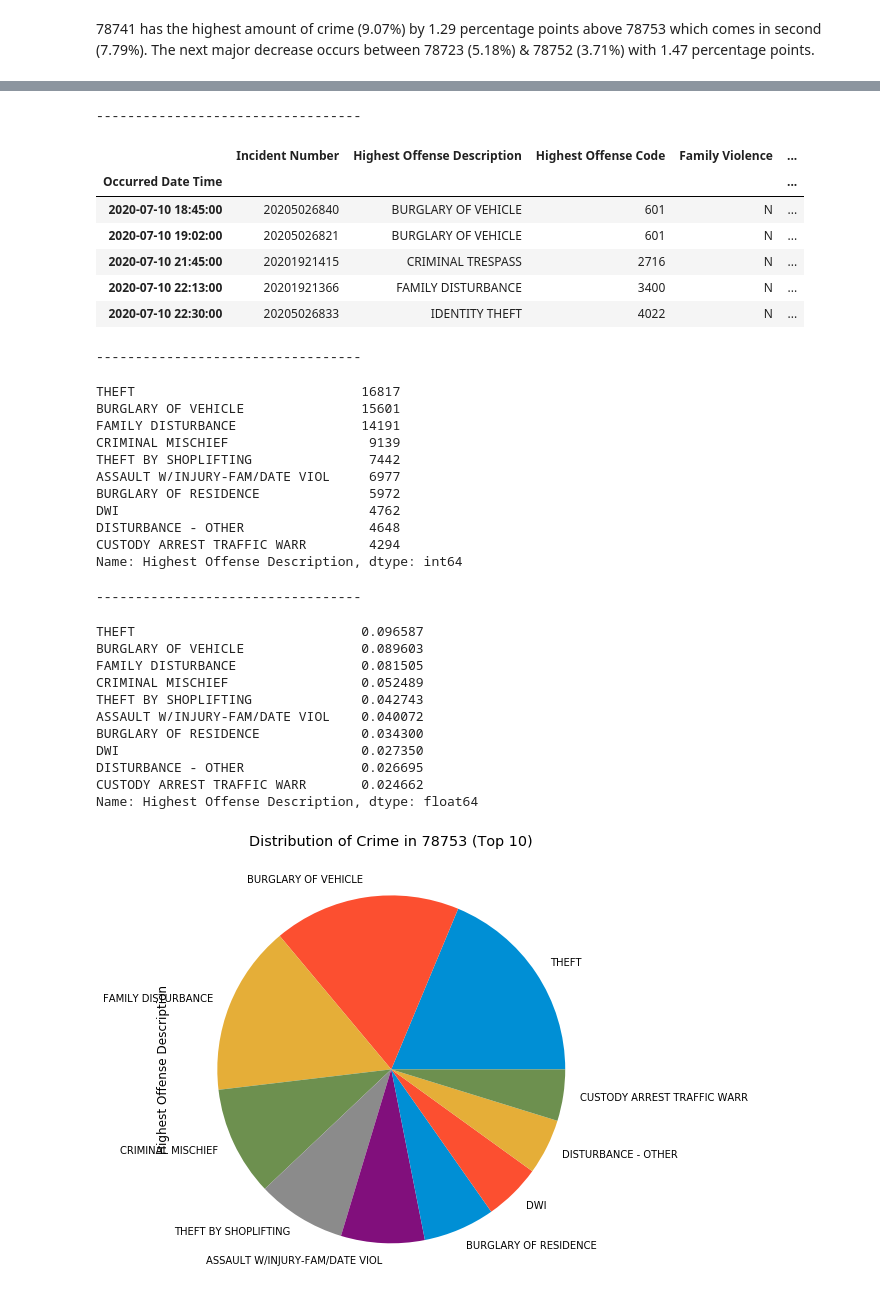
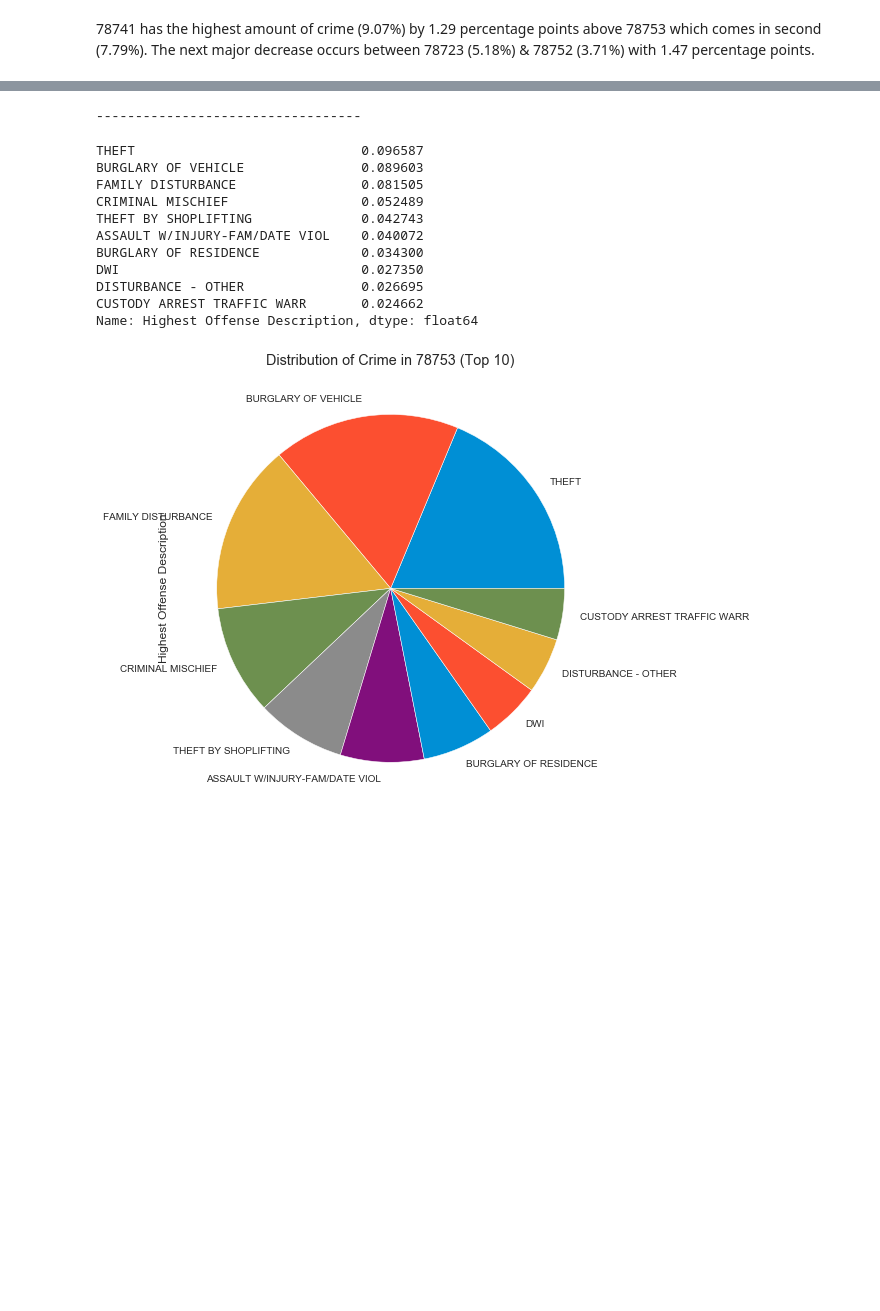
Before and after one commit to rgrantham82/Crime-Analysis, a Jupyter notebook: Austin Crimes Report Analysis.ipynb, the cells around one changed output, grey strips where cells are left out. Drawn from its saved outputs; the diff is of its cells as text; code cells hidden in the pictures; blank space fills up the shorter version.

```diff
--- a/Austin Crimes Report Analysis.ipynb
+++ b/Austin Crimes Report Analysis.ipynb
@@ -6,8 +6,11 @@ I downloaded the latest copy of the dataset from data.austintexas.gov on 7/1/202
 import pandas as pd
 import numpy as np
 import matplotlib.pyplot as plt
-plt.style.use('fivethirtyeight')
+%matplotlib inline
 import seaborn as sns
+sns.set_style('whitegrid')
+import warnings
+warnings.filterwarnings('ignore')
 # %%
 df = pd.read_csv(r"C:\Users\Robert\Downloads\Crime_Reports.csv", parse_dates=True)
 # %% [markdown]
@@ -210,14 +213,12 @@ Name: Zip Code, dtype: float64
 # %%
 # Examining crime in the 78753 area
 df_53 = df[df['Zip Code'] == 78753]
-display(df_53.shape)
-print('----------------------------------')
-display(df_53.head())
-print('----------------------------------')
-display(df_53.tail())
+
 
 # Create a dataframe for the top 10 crime categories in 78753
 df_53_off = df_53['Highest Offense Description'].value_counts().head(10)
+print('----------------------------------')
+print('Distribution of Crime in 78753 (Top 10)')
 print('----------------------------------')
 display(df_53_off)
 print('----------------------------------')
@@ -242,36 +248,16 @@ plt.show()
 ----------------------------------
-|  | Incident Number | Highest Offense Description | Highest Offense Code | Family Violence | ... |
-| Occurred Date Time |  |  |  |  | ... |
-| 2020-07-10 18:45:00 | 20205026840 | BURGLARY OF VEHICLE | 601 | N | ... |
-| 2020-07-10 19:02:00 | 20205026821 | BURGLARY OF VEHICLE | 601 | N | ... |
-| 2020-07-10 21:45:00 | 20201921415 | CRIMINAL TRESPASS | 2716 | N | ... |
-| 2020-07-10 22:13:00 | 20201921366 | FAMILY DISTURBANCE | 3400 | N | ... |
-| 2020-07-10 22:30:00 | 20205026833 | IDENTITY THEFT | 4022 | N | ... |
-----------------------------------
+THEFT                             0.096587
+BURGLARY OF VEHICLE               0.089603
+FAMILY DISTURBANCE                0.081505
+CRIMINAL MISCHIEF                 0.052489
+THEFT BY SHOPLIFTING              0.042743
+ASSAULT W/INJURY-FAM/DATE VIOL    0.040072
+BURGLARY OF RESIDENCE             0.034300
+DWI                               0.027350
+DISTURBANCE - OTHER               0.026695
+CUSTODY ARREST TRAFFIC WARR       0.024662
+Name: Highest Offense Description, dtype: float64
-THEFT                             16817
-BURGLARY OF VEHICLE               15601
-FAMILY DISTURBANCE                14191
-CRIMINAL MISCHIEF                  9139
-THEFT BY SHOPLIFTING               7442
-ASSAULT W/INJURY-FAM/DATE VIOL     6977
-BURGLARY OF RESIDENCE              5972
-DWI                                4762
-DISTURBANCE - OTHER                4648
-CUSTODY ARREST TRAFFIC WARR        4294
-Name: Highest Offense Description, dtype: int64
-----------------------------------
-THEFT                             0.096587
-BURGLARY OF VEHICLE               0.089603
-FAMILY DISTURBANCE                0.081505
-CRIMINAL MISCHIEF                 0.052489
-THEFT BY SHOPLIFTING              0.042743
-ASSAULT W/INJURY-FAM/DATE VIOL    0.040072
-BURGLARY OF RESIDENCE             0.034300
-DWI                               0.027350
-DISTURBANCE - OTHER               0.026695
-CUSTODY ARREST TRAFFIC WARR       0.024662
-Name: Highest Offense Description, dtype: float64
-[figure, old version]
+[figure, new version]
 # %%
 # df_53.to_csv(r"C:\Users\Robert\OneDrive\Desktop\df_53.csv")
 # %%
```
Also changed, not shown: parts of 8 cells of this notebook.
